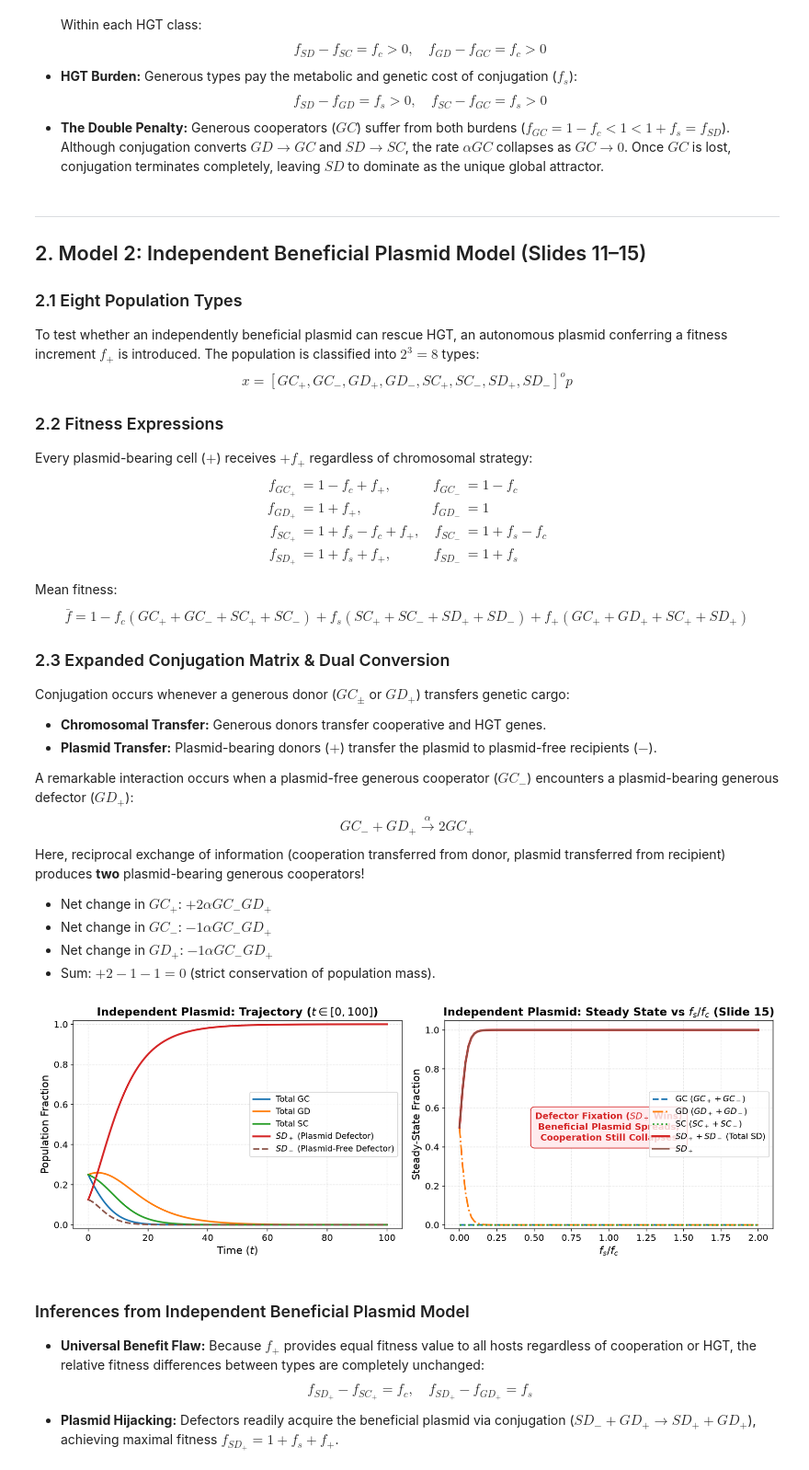
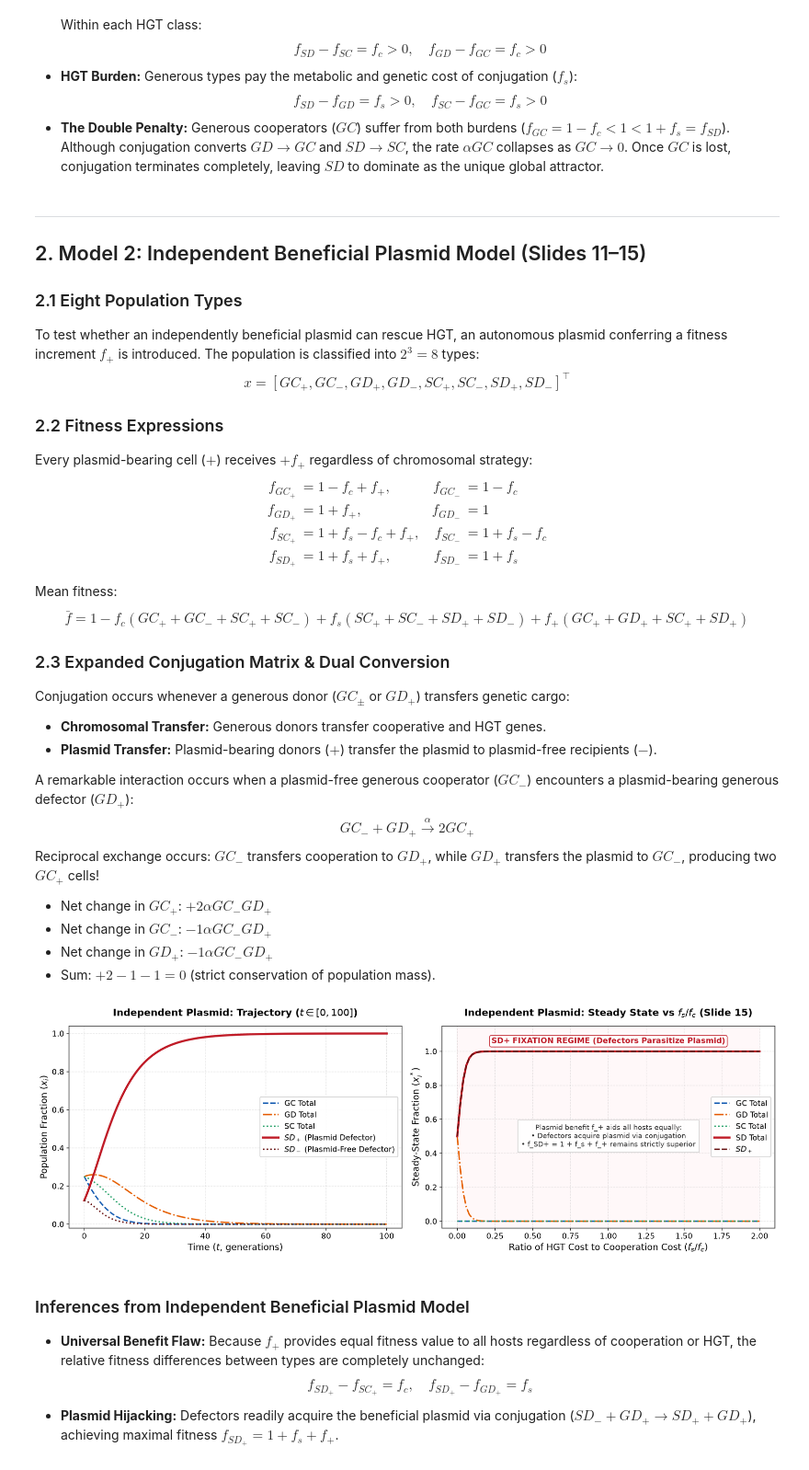
Before and after one commit to tshrayansh/To-Gossip-or-Not-To-Gossip, a Jupyter notebook: BEE26_To_Gossip_or_Not_To_Gossip.ipynb, the cells around one changed output. Shown at 92% size. Cells and saved outputs as stored; diff of their text form; code cells hidden in the pictures.

```diff
--- a/BEE26_To_Gossip_or_Not_To_Gossip.ipynb
+++ b/BEE26_To_Gossip_or_Not_To_Gossip.ipynb
@@ -183,7 +207,7 @@ plt.show()
 
 ### 2.1 Eight Population Types
 To test whether an independently beneficial plasmid can rescue HGT, an autonomous plasmid conferring a fitness increment $f_+$ is introduced. The population is classified into $2^3 = 8$ types:
-$$x = [GC_+, GC_-, GD_+, GD_-, SC_+, SC_-, SD_+, SD_-]^	op$$
+$$x = [GC_+, GC_-, GD_+, GD_-, SC_+, SC_-, SD_+, SD_-]^\top$$
 
 ### 2.2 Fitness Expressions
 Every plasmid-bearing cell ($+$) receives $+f_+$ regardless of chromosomal strategy:
@@ -204,7 +228,7 @@ Conjugation occurs whenever a generous donor ($GC_\pm$ or $GD_+$) transfers gene
 
 A remarkable interaction occurs when a plasmid-free generous cooperator ($GC_-$) encounters a plasmid-bearing generous defector ($GD_+$):
 $$GC_- + GD_+ \xrightarrow{\alpha} 2GC_+$$
-Here, reciprocal exchange of information (cooperation transferred from donor, plasmid transferred from recipient) produces **two** plasmid-bearing generous cooperators!
+Reciprocal exchange occurs: $GC_-$ transfers cooperation to $GD_+$, while $GD_+$ transfers the plasmid to $GC_-$, producing two $GC_+$ cells!
 - Net change in $GC_+$: $+2 \alpha GC_- GD_+$
 - Net change in $GC_-$: $-1 \alpha GC_- GD_+$
 - Net change in $GD_+$: $-1 \alpha GC_- GD_+$
@@ -226,7 +250,6 @@ def independent_plasmid_ode(t, y, alpha, fc, fs, fplus):
              + fs * (SC_p + SC_m + SD_p + SD_m)
              + fplus * (GC_p + GD_p + SC_p + SD_p))
 
-    # Differential equations (Slide 14)
     dGC_p = (f_GC_p - f_bar) * GC_p + alpha * (GC_p*GC_m + GC_p*GD_p + GC_p*GD_m + 2.0*GC_m*GD_p)
     dGC_m = (f_GC_m - f_bar) * GC_m + alpha * (GC_m*GD_m - GC_p*GC_m - GC_m*GD_p)
     dGD_p = (f_GD_p - f_bar) * GD_p + alpha * (GD_p*GD_m - GC_p*GD_p - GC_m*GD_p)
@@ -236,60 +259,67 @@ def independent_plasmid_ode(t, y, alpha, fc, fs, fplus):
     dSD_p = (f_SD_p - f_bar) * SD_p + alpha * (GD_p*SD_m - GC_p*SD_p - GC_m*SD_p)
     dSD_m = (f_SD_m - f_bar) * SD_m + alpha * (-GD_p*SD_m - GC_p*SD_m - GC_m*SD_m)
 
     return [dGC_p, dGC_m, dGD_p, dGD_m, dSC_p, dSC_m, dSD_p, dSD_m]
 
 # 1. Simulate time series
 y0_indep = [1/8.0] * 8
 fplus = 0.3
 sol_indep = spi.solve_ivp(independent_plasmid_ode, t_span, y0_indep, args=(alpha, fc, fs, fplus), t_eval=t_eval, method='RK45')
 
 # 2. Parameter sweep vs fs / fc (Slide 15)
 indep_sweep = []
 for r in ratios:
     sol = spi.solve_ivp(independent_plasmid_ode, (0, 200), y0_indep, args=(alpha, fc, r * fc, fplus), method='RK45')
     final = np.maximum(0, sol.y[:, -1])
     indep_sweep.append(final / np.sum(final))
 indep_sweep = np.array(indep_sweep)
 
-# Plotting Independent Plasmid Model
-fig, (ax1, ax2) = plt.subplots(1, 2, figsize=(14, 5))
+# Clean, non-overlapping figure layout
+fig, (ax1, ax2) = plt.subplots(1, 2, figsize=(15, 5.2))
 
-# Trajectory
-ax1.plot(sol_indep.t, sol_indep.y[0] + sol_indep.y[1], label="Total GC", color=COLOR_GC)
-ax1.plot(sol_indep.t, sol_indep.y[2] + sol_indep.y[3], label="Total GD", color=COLOR_GD)
-ax1.plot(sol_indep.t, sol_indep.y[4] + sol_indep.y[5], label="Total SC", color=COLOR_SC)
-ax1.plot(sol_indep.t, sol_indep.y[6], label="$SD_+$ (Plasmid Defector)", color=COLOR_SD, linewidth=2.5)
-ax1.plot(sol_indep.t, sol_indep.y[7], label="$SD_-$ (Plasmid-Free Defector)", color=COLOR_SD_PLUS, linestyle="--")
-ax1.set_title("Independent Plasmid: Trajectory ($t \in [0, 100]$)", fontweight="bold")
-ax1.set_xlabel("Time ($t$)")
-ax1.set_ylabel("Population Fraction")
-ax1.set_ylim(-0.02, 1.02)
-ax1.legend()
+# Subplot 1: Trajectory
+ax1.plot(sol_indep.t, sol_indep.y[0] + sol_indep.y[1], label="GC Total", color=COLOR_GC, linestyle="--", linewidth=2.0)
+ax1.plot(sol_indep.t, sol_indep.y[2] + sol_indep.y[3], label="GD Total", color=COLOR_GD, linestyle="-.", linewidth=2.0)
+ax1.plot(sol_indep.t, sol_indep.y[4] + sol_indep.y[5], label="SC Total", color=COLOR_SC, linestyle=":", linewidth=2.0)
+ax1.plot(sol_indep.t, sol_indep.y[6], label="$SD_+$ (Plasmid Defector)", color=COLOR_SD, linestyle="-", linewidth=3.0)
+ax1.plot(sol_indep.t, sol_indep.y[7], label="$SD_-$ (Plasmid-Free Defector)", color=COLOR_SD_PLUS, linestyle=":", linewidth=2.0)
+ax1.set_title("Independent Plasmid: Trajectory ($t \\in [0, 100]$)", pad=14)
+ax1.set_xlabel("Time ($t$, generations)")
+ax1.set_ylabel("Population Fraction ($x_i$)")
+ax1.set_ylim(-0.02, 1.04)
+ax1.legend(loc="center right", framealpha=0.92)
 
-# Bifurcation (Slide 15)
+# Subplot 2: Bifurcation (Slide 15)
 total_sd = indep_sweep[:, 6] + indep_sweep[:, 7]
 total_gc = indep_sweep[:, 0] + indep_sweep[:, 1]
 total_gd = indep_sweep[:, 2] + indep_sweep[:, 3]
 total_sc = indep_sweep[:, 4] + indep_sweep[:, 5]
 
-ax2.plot(ratios, total_gc, label="GC ($GC_+ + GC_-$)", color=COLOR_GC, linestyle="--")
-ax2.plot(ratios, total_gd, label="GD ($GD_+ + GD_-$)", color=COLOR_GD, linestyle="-.")
-ax2.plot(ratios, total_sc, label="SC ($SC_+ + SC_-$)", color=COLOR_SC, linestyle=":")
-ax2.plot(ratios, total_sd, label=r"$SD_+ + SD_-$ (Total SD)", color=COLOR_SD, linewidth=3)
-ax2.plot(ratios, indep_sweep[:, 6], label=r"$SD_+$", color=COLOR_SD_PLUS, linestyle="-", linewidth=2)
-ax2.set_title("Independent Plasmid: Steady State vs $f_s / f_c$ (Slide 15)", fontweight="bold")
-ax2.set_xlabel(r"$f_s / f_c$")
-ax2.set_ylabel("Steady-State Fraction")
-ax2.set_ylim(-0.02, 1.05)
-ax2.text(1.0, 0.5, "Defector Fixation ($SD_+$ Wins)\nBeneficial Plasmid Spreads,\nCooperation Still Collapses",
+ax2.plot(ratios, total_gc, label="GC Total", color=COLOR_GC, linestyle="--", linewidth=2.0)
+ax2.plot(ratios, total_gd, label="GD Total", color=COLOR_GD, linestyle="-.", linewidth=2.0)
+ax2.plot(ratios, total_sc, label="SC Total", color=COLOR_SC, linestyle=":", linewidth=2.0)
+ax2.plot(ratios, total_sd, label="SD Total", color=COLOR_SD, linestyle="-", linewidth=3.0)
+ax2.plot(ratios, indep_sweep[:, 6], label=r"$SD_+$", color=COLOR_SD_PLUS, linestyle="--", linewidth=2.0)
+ax2.axvspan(0.0, 2.0, color=SHADE_SD, alpha=0.35)
+ax2.set_title("Independent Plasmid: Steady State vs $f_s / f_c$ (Slide 15)", pad=14)
+ax2.set_xlabel(r"Ratio of HGT Cost to Cooperation Cost ($f_s / f_c$)")
+ax2.set_ylabel("Steady-State Fraction ($x_i^*$)")
+ax2.set_ylim(-0.04, 1.15)
+ax2.text(1.0, 1.06, "SD+ FIXATION REGIME (Defectors Parasitize Plasmid)",
          ha="center", va="center", color=COLOR_SD, fontweight="bold",
-         bbox=dict(boxstyle="round,pad=0.5", facecolor="#ffebee", edgecolor=COLOR_SD))
-ax2.legend(loc="center right")
+         bbox=dict(boxstyle="round,pad=0.25", facecolor="white", edgecolor=COLOR_SD, linewidth=1.0))
+ax2.text(1.0, 0.50,
+         "Plasmid benefit f_+ aids all hosts equally:\n"
+         "• Defectors acquire plasmid via conjugation\n"
+         "• f_SD+ = 1 + f_s + f_+ remains strictly superior",
+         ha="center", va="center", fontsize=10, color="#333333",
+         bbox=dict(boxstyle="square,pad=0.5", facecolor="#ffffff", edgecolor="#cccccc", alpha=0.9))
+ax2.legend(loc="center right", framealpha=0.92)
 
 plt.tight_layout()
 plt.show()
 # %% [output]
-[figure, old version]
+[figure, new version]
 # %% [markdown]
 ### Inferences from Independent Beneficial Plasmid Model
 - **Universal Benefit Flaw:** Because $f_+$ provides equal fitness value to all hosts regardless of cooperation or HGT, the relative fitness differences between types are completely unchanged:
```
Also changed, not shown: parts of 9 cells of this notebook, 13 other files.
